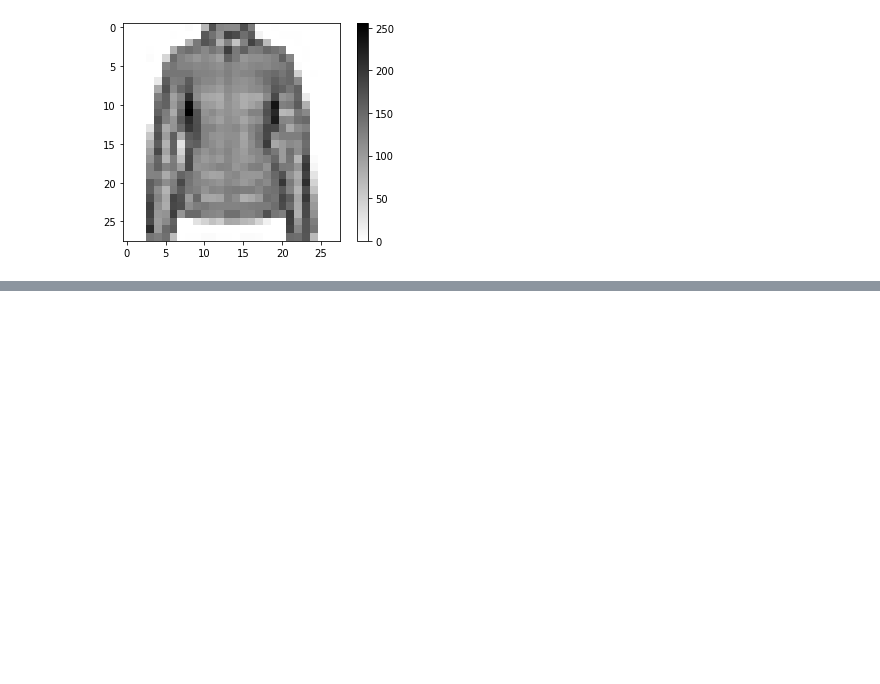
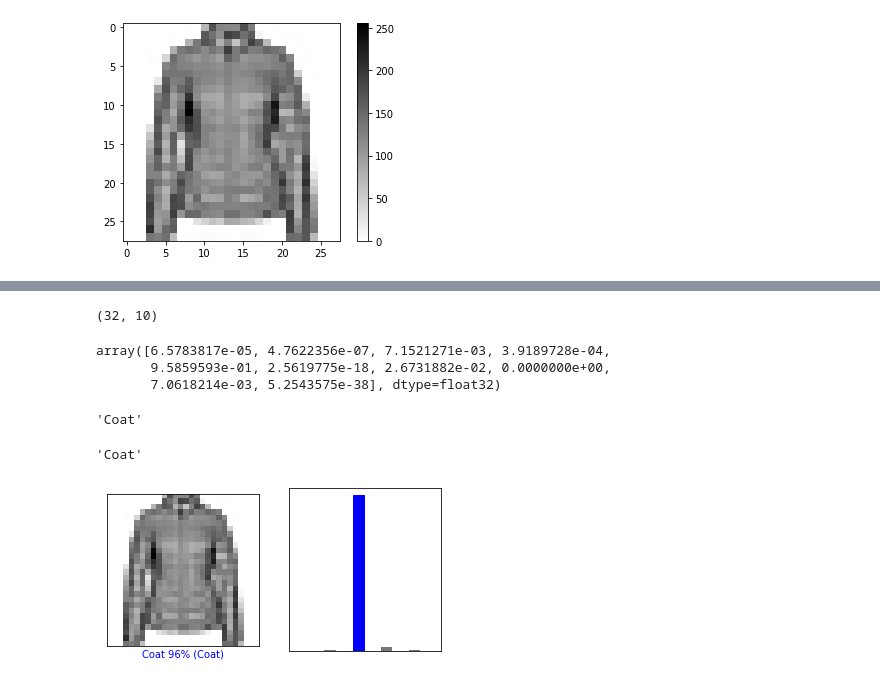
Before and after one commit to xuziyue/tensorflow-models, a Jupyter notebook: MLP.ipynb, the cells around one changed output, grey strips where cells are left out. Cells and saved outputs as stored; diff of their text form; code cells hidden in the pictures; blank space fills up the shorter version.

```diff
--- a/MLP.ipynb
+++ b/MLP.ipynb
@@ -72,0 +97,2 @@ plt.show()
+# %%
+model.fit(train_dataset, epochs=8, steps_per_epoch=math.ceil(num_train_examples/BATCH_SIZE))
@@ -72,0 +125,63 @@ plt.show()
+# %%
+for test_images, test_labels in test_dataset.take(1):
+  test_images = test_images.numpy()
+  test_labels = test_labels.numpy()
+  predictions = model.predict(test_images)
+# %%
+predictions.shape
+# %% [output]
+(32, 10)
+# %%
+predictions[0]
+# %% [output]
+array([6.5783817e-05, 4.7622356e-07, 7.1521271e-03, 3.9189728e-04,
+       9.5859593e-01, 2.5619775e-18, 2.6731882e-02, 0.0000000e+00,
+       7.0618214e-03, 5.2543575e-38], dtype=float32)
+# %%
+class_names[np.argmax(predictions[0])]
+# %% [output]
+'Coat'
+# %%
+class_names[test_labels[0]]
+# %% [output]
+'Coat'
+# %%
+def plot_image(i, predictions_array, true_labels, images):
+  predictions_array, true_label, img = predictions_array[i], true_labels[i], images[i]
+  plt.grid(False)
+  plt.xticks([])
+  plt.yticks([])
+
+  plt.imshow(img[...,0], cmap=plt.cm.binary)
+
+  predicted_label = np.argmax(predictions_array)
+  if predicted_label == true_label:
+    color = 'blue'
+  else:
+    color = 'red'
+
+  plt.xlabel("{} {:2.0f}% ({})".format(class_names[predicted_label],
+                                100*np.max(predictions_array),
+                                class_names[true_label]),
+                                color=color)
+
+def plot_value_array(i, predictions_array, true_label):
+  predictions_array, true_label = predictions_array[i], true_label[i]
+  plt.grid(False)
+  plt.xticks([])
+  plt.yticks([])
+  thisplot = plt.bar(range(10), predictions_array, color="#777777")
+  plt.ylim([0, 1])
+  predicted_label = np.argmax(predictions_array)
+
+  thisplot[predicted_label].set_color('red')
+  thisplot[true_label].set_color('blue')
+# %%
+i = 0
+plt.figure(figsize=(6,3))
+plt.subplot(1,2,1)
+plot_image(i, predictions, test_labels, test_images)
+plt.subplot(1,2,2)
+plot_value_array(i, predictions, test_labels)
+# %% [output]
+[figure, added]
```
Also changed, not shown: parts of 20 cells of this notebook.
